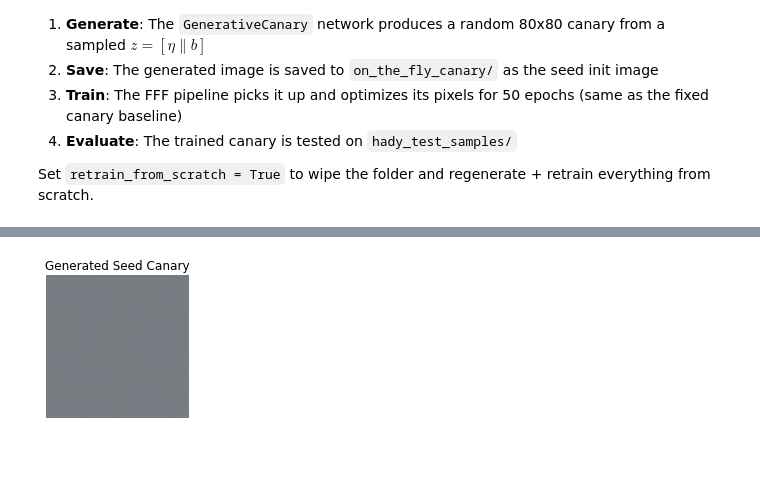
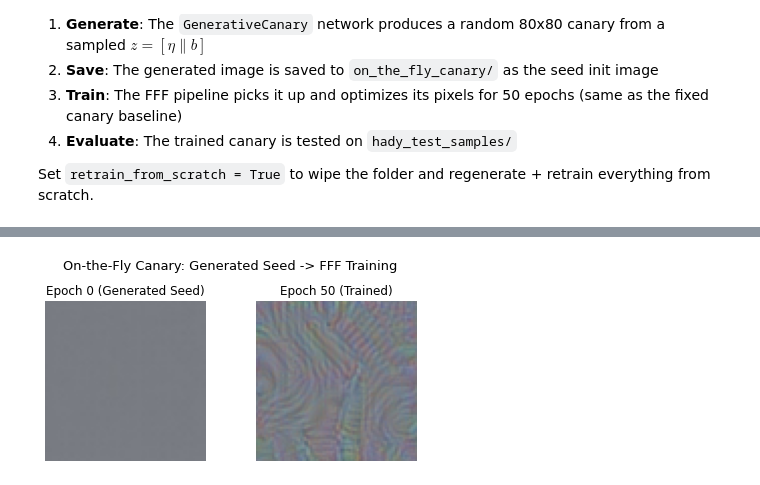
Before and after one commit to jalladleen/FFF-COSC739-Extension, a Jupyter notebook: generative_canary/generative_canary.ipynb, the cells around one changed output, grey strips where cells are left out. Cells and saved outputs as stored; diff of their text form; code cells hidden in the pictures; blank space fills up the shorter version.

```diff
--- a/generative_canary/generative_canary.ipynb
+++ b/generative_canary/generative_canary.ipynb
@@ -327,16 +324,17 @@ from ObjectDetector.fjn_yolov8 import FJN_YOLOv8 as YOLOv8
 # =============================================
 #  FLAGS
 # =============================================
-retrain_from_scratch = True   # True = wipe on_the_fly_canary/ and redo everything
+retrain_from_scratch = False  # True = wipe on_the_fly_canary/ and redo everything
 canary_cls_id = 22            # COCO class the detector will look for
 
 # =============================================
 #  PATHS
 # =============================================
 work_dir = './on_the_fly_canary'
-init_dir = os.path.join(work_dir, 'init')          # generated seed image goes here
-train_dir = os.path.join(work_dir, 'training')      # epoch snapshots saved here
+init_dir = os.path.join(work_dir, 'init')
+train_dir = os.path.join(work_dir, 'training')
 final_canary_name = 'canary_050.png'
+final_canary_path = os.path.join(train_dir, final_canary_name)
 
 # =============================================
 #  STEP 0: Clean slate if retrain_from_scratch
@@ -349,35 +347,33 @@ os.makedirs(init_dir, exist_ok=True)
 os.makedirs(train_dir, exist_ok=True)
 
 # =============================================
-#  STEP 1: Generate a canary seed with the generator
+#  STEP 1 & 2: Generate + Train (skip if already done)
 # =============================================
-already_trained = os.path.exists(os.path.join(train_dir, final_canary_name))
+already_trained = os.path.exists(final_canary_path)
 
 if already_trained and not retrain_from_scratch:
-    print("Found existing trained canary — skipping generation & training.")
+    print(f"Found trained canary at {final_canary_path} — skipping generation & training.")
     print("Set retrain_from_scratch = True to redo everything.\n")
 else:
+    # --- Step 1: Generate seed ---
     print("=== Step 1: Generating seed canary with GenerativeCanary ===")
     device = torch.device('cuda' if torch.cuda.is_available() else 'cpu')
 
     generator = GenerativeCanary().to(device)
 
-    # Sample random z = [noise | bbox]
     eta = torch.randn(1, 32, device=device)
     bbox = torch.tensor([[0.3, 0.4, 0.5, 0.8]], device=device)
     z = torch.cat([eta, bbox], dim=1)
 
     with torch.no_grad():
-        canary_tensor = generator(z)  # (1, 3, 80, 80)
+        canary_tensor = generator(z)
 
-    # Convert to BGR and save as the init image for the FFF pipeline
     canary_np = (canary_tensor[0].cpu().permute(1, 2, 0).numpy() * 255).astype(np.uint8)
     canary_bgr = cv2.cvtColor(canary_np, cv2.COLOR_RGB2BGR)
     seed_path = os.path.join(init_dir, f'{canary_cls_id}.jpg')
     cv2.imwrite(seed_path, canary_bgr)
     print(f"  Saved generated seed to {seed_path}")
 
-    # Show the generated seed
     plt.figure(figsize=(2.5, 2.5))
     plt.imshow(canary_np)
     plt.title('Generated Seed Canary')
@@ -385,52 +381,30 @@ else:
     plt.tight_layout()
     plt.show()
 
-    # =============================================
-    #  STEP 2: Train via the existing FFF pipeline
-    # =============================================
+    # --- Step 2: Train ---
     print("\n=== Step 2: Training with FFF pipeline (50 epochs) ===")
     freeze_seed(301)
 
     cfg = SimpleNamespace(
-        canary_cls_id=canary_cls_id,
-        canary_size=80,
-        canary_init=True,
-        canary_init_path=init_dir,         # points to our generated seed
-        weight=2.0,
-        epoch=50,
-        learing_rate=1e-3,
-        epoch_save=10,
-        batch_size=5,
+        canary_cls_id=canary_cls_id, canary_size=80, canary_init=True,
+        canary_init_path=init_dir, weight=2.0, epoch=50, learing_rate=1e-3,
+        epoch_save=10, batch_size=5,
         benign_root='../Data/traineval/VOC07_YOLOv8/train_120/benign',
         benign_label_root='../Data/traineval/VOC07_YOLOv8/train_120/benign_label',
         adversarial_root='../Data/traineval/VOC07_YOLOv8/train_120/adversarial',
-        data_name='VOC07_120',
-        img_size=640,
-        person_conf=0.05,
-        overlap_thresh=0.4,
-        defensive_patch_location='cc',
-        eval_no_overlap=True,
-        margin_size=0,
-        faster=False,
-        num_works=0,
-        seed=301,
-        detect_name='yolov8',
-        attack_name='fool',
+        data_name='VOC07_120', img_size=640, person_conf=0.05, overlap_thresh=0.4,
+        defensive_patch_location='cc', eval_no_overlap=True, margin_size=0,
+        faster=False, num_works=0, seed=301, detect_name='yolov8', attack_name='fool',
     )
 
     detector = YOLOv8()
     canary = Canary(cfg, detector)
     canary.init_dataloader()
     canary.init_canary()
-
-    # Override save path
     canary.canary_save_path = train_dir
     canary.save_canary(0)
-
     canary.train()
     print("Training complete!")
-
-    # Reset to eval mode
     detector.model.eval()
 
 # =============================================
@@ -445,13 +419,13 @@ axes[0].imshow(seed_img)
 axes[0].set_title('Epoch 0 (Generated Seed)')
 axes[0].axis('off')
 
-final_img = cv2.imread(os.path.join(train_dir, final_canary_name))
+final_img = cv2.imread(final_canary_path)
 final_img = cv2.cvtColor(final_img, cv2.COLOR_BGR2RGB)
 axes[1].imshow(final_img)
 axes[1].set_title('Epoch 50 (Trained)')
 axes[1].axis('off')
 
-fig.suptitle('On-the-Fly Canary: Generated Seed → FFF Training', fontsize=13)
+fig.suptitle('On-the-Fly Canary: Generated Seed -> FFF Training', fontsize=13)
 plt.tight_layout()
 plt.show()
 
@@ -460,26 +434,20 @@ plt.show()
 # =============================================
 print("\n=== Step 4: Evaluation on hady_test_samples ===")
 
-# Reload detector in eval mode if we skipped training
-if 'detector' not in dir() or detector is None:
+# Load detector fresh if we skipped training (no detector in scope)
+try:
+    detector.model.eval()
+except NameError:
     detector = YOLOv8()
-
-detector.model.eval()
+    detector.model.eval()
 
 eval_cfg = SimpleNamespace(
-    canary_cls_id=canary_cls_id,
-    canary_size=80,
-    img_size=640,
-    person_conf=0.05,
-    overlap_thresh=0.4,
-    defensive_patch_location='cc',
-    eval_no_overlap=True,
-    margin_size=0,
-    faster=False,
+    canary_cls_id=canary_cls_id, canary_size=80, img_size=640,
+    person_conf=0.05, overlap_thresh=0.4, defensive_patch_location='cc',
+    eval_no_overlap=True, margin_size=0, faster=False,
 )
 
 canary_eval = Canary(eval_cfg, detector)
-final_canary_path = os.path.join(train_dir, final_canary_name)
 canary_eval.eval_load_canary(canary_path=final_canary_path, canary_cls_id=canary_cls_id)
 
 test_dir = '../hady_test_samples'
@@ -511 +482 @@ plt.show()
-[figure, old version]
+[figure, new version]
```
Also changed, not shown: parts of 4 cells of this notebook.
